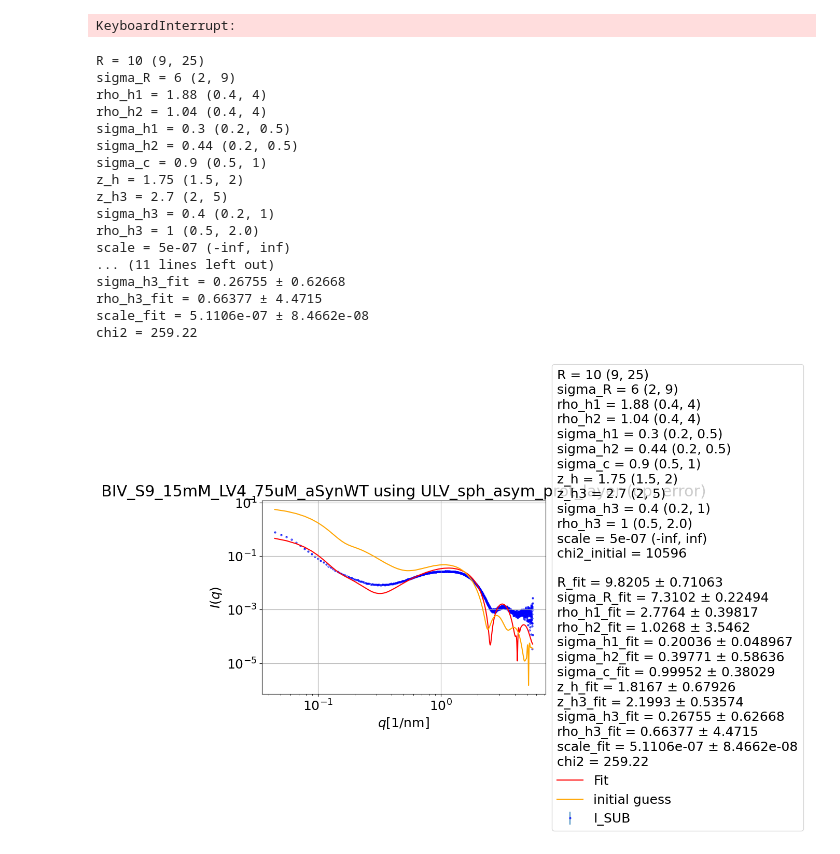
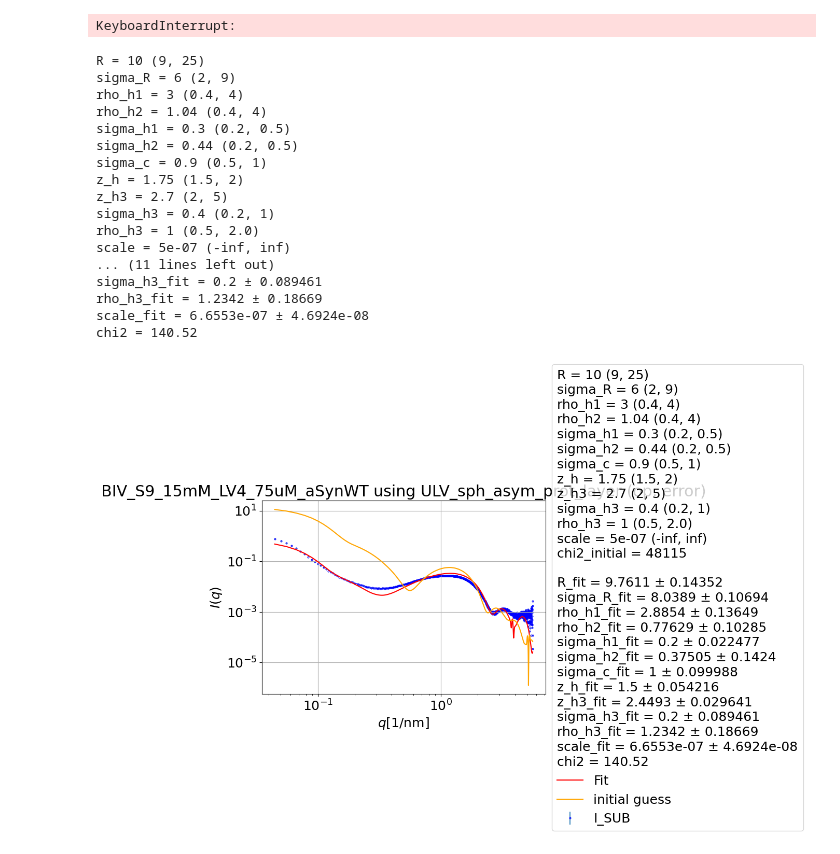
Before and after one commit to riko-hilger/BM29_data_and_analysis_2026, a Jupyter notebook: analysis_BM29_July2026/Fit_LV4+aSyn/high_aSyn_LV4_fit_Aug16.ipynb, the cells around one changed output. Saved outputs shown, nothing was run; the diff lists cells and outputs as text; code cells hidden in the pictures.

```diff
--- a/analysis_BM29_July2026/Fit_LV4+aSyn/high_aSyn_LV4_fit_Aug16.ipynb
+++ b/analysis_BM29_July2026/Fit_LV4+aSyn/high_aSyn_LV4_fit_Aug16.ipynb
@@ -252,9 +259,7 @@ I_err_thinned = I_err[::thinning]
 # ======================================================================
 R = 10
 sigma_R = 6
-eps = 1.13
-sigma_eps = 0.1
-rho_h1 = 1.88
+rho_h1 = 3
 rho_h2 = 1.04
 sigma_h1 = 0.3
 sigma_h2 = 0.44
@@ -292,36 +297,36 @@ plt.loglog(q_fit, fit_function(q_fit, *p0), color='orange', label='initial guess
 plt.xlabel('$q [1/\\mathrm{nm}]$')
 plt.ylabel('$I(q)$')
 plt.title(f'{BM29.sample_dict[sample]} using ULV_sph_asym_prot_layer (op. error)')
 plt.grid(True)
 plt.legend()
 legend = plt.legend(loc='center left', bbox_to_anchor=(1, 0.5), alignment='left')
 legend.set_title(info_text_print)
 print(info_text_print)
 
 plt.tight_layout()
 # plt.savefig(target_folder / f"LV4_{fit_function.__name__}_FINAL_Jan31.png", bbox_inches='tight', pad_inches=0.05)
 plt.show()
 info_text="_"
 #==================== EDP Plot ==================================================
 # fig=fit.EDP_plot(R, sigma_h1_fit, sigma_h2_fit, sigma_c_fit, rho_h1_fit, rho_h2_fit, z_h_fit, z_h_fit, info_text_print,
 #              f'{BM29.sample_dict[sample]} using ellip_asym (op. error)')
 # fig.savefig(target_folder / f"LV4_EDP_{fit_function.__name__}_FINAL.png", dpi=400, bbox_inches='tight', pad_inches=0.05)
 # %% [output]
 R = 10 (9, 25)
 sigma_R = 6 (2, 9)
-rho_h1 = 1.88 (0.4, 4)
+rho_h1 = 3 (0.4, 4)
 rho_h2 = 1.04 (0.4, 4)
 sigma_h1 = 0.3 (0.2, 0.5)
 sigma_h2 = 0.44 (0.2, 0.5)
 sigma_c = 0.9 (0.5, 1)
 z_h = 1.75 (1.5, 2)
 z_h3 = 2.7 (2, 5)
 sigma_h3 = 0.4 (0.2, 1)
 rho_h3 = 1 (0.5, 2.0)
 scale = 5e-07 (-inf, inf)
 ... (11 lines left out)
-sigma_h3_fit = 0.26755 ± 0.62668
-rho_h3_fit = 0.66377 ± 4.4715
-scale_fit = 5.1106e-07 ± 8.4662e-08
-chi2 = 259.22
+sigma_h3_fit = 0.2 ± 0.089461
+rho_h3_fit = 1.2342 ± 0.18669
+scale_fit = 6.6553e-07 ± 4.6924e-08
+chi2 = 140.52
-[figure, old version]
+[figure, new version]
```
Also changed, not shown: parts of 1 cell of this notebook, 17 other files.
